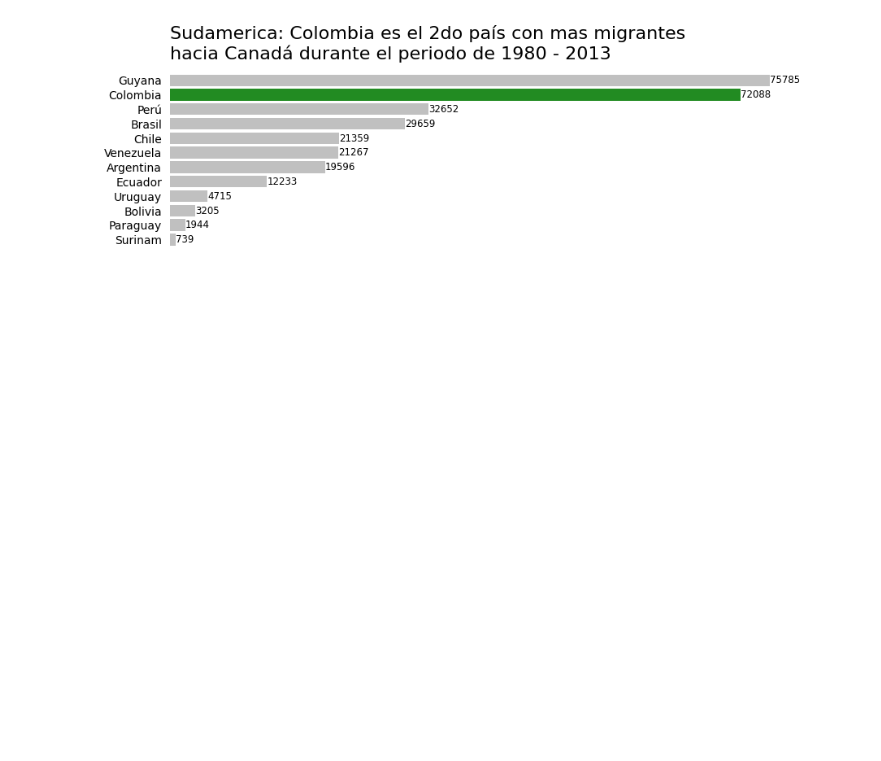
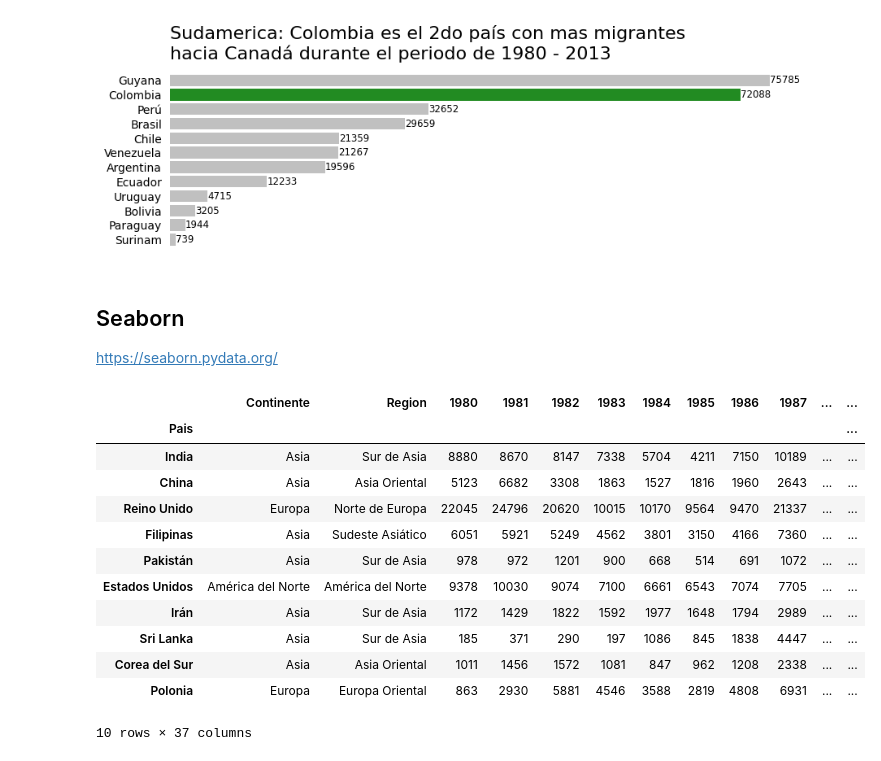
Before and after one commit to NatSama2/Curso-Alura-Latam, a Jupyter notebook: visualizacion_de_datos_con_python.ipynb, the cells around one changed output. Drawn from its saved outputs; the diff is of its cells as text; code cells hidden in the pictures; blank space fills up the shorter version.

```diff
--- a/visualizacion_de_datos_con_python.ipynb
+++ b/visualizacion_de_datos_con_python.ipynb
@@ -435,3 +435,6 @@ fig.savefig('/content/grafico_sudamerica.png',transparent=False, dpi=300, bbox_i
 plt.show()
 # %% [output]
 [figure]
+# %% [markdown]
+## Seaborn
+https://seaborn.pydata.org/
@@ -437,0 +445,19 @@ plt.show()
+# %%
+## Ver datos globales de inmigración a Canadá
+
+top_10 = df.sort_values('Total', ascending=False).head(10)
+top_10
+# %% [output]
+|  | Continente | Region | 1980 | 1981 | 1982 | 1983 | 1984 | 1985 | 1986 | 1987 | ... | ... |
+| Pais |  |  |  |  |  |  |  |  |  |  |  | ... |
+| India | Asia | Sur de Asia | 8880 | 8670 | 8147 | 7338 | 5704 | 4211 | 7150 | 10189 | ... | ... |
+| China | Asia | Asia Oriental | 5123 | 6682 | 3308 | 1863 | 1527 | 1816 | 1960 | 2643 | ... | ... |
+| Reino Unido | Europa | Norte de Europa | 22045 | 24796 | 20620 | 10015 | 10170 | 9564 | 9470 | 21337 | ... | ... |
+| Filipinas | Asia | Sudeste Asiático | 6051 | 5921 | 5249 | 4562 | 3801 | 3150 | 4166 | 7360 | ... | ... |
+| Pakistán | Asia | Sur de Asia | 978 | 972 | 1201 | 900 | 668 | 514 | 691 | 1072 | ... | ... |
+| Estados Unidos | América del Norte | América del Norte | 9378 | 10030 | 9074 | 7100 | 6661 | 6543 | 7074 | 7705 | ... | ... |
+| Irán | Asia | Sur de Asia | 1172 | 1429 | 1822 | 1592 | 1977 | 1648 | 1794 | 2989 | ... | ... |
+| Sri Lanka | Asia | Sur de Asia | 185 | 371 | 290 | 197 | 1086 | 845 | 1838 | 4447 | ... | ... |
+| Corea del Sur | Asia | Asia Oriental | 1011 | 1456 | 1572 | 1081 | 847 | 962 | 1208 | 2338 | ... | ... |
+| Polonia | Europa | Europa Oriental | 863 | 2930 | 5881 | 4546 | 3588 | 2819 | 4808 | 6931 | ... | ... |
+10 rows × 37 columns
```
Also changed, not shown: parts of 4 cells of this notebook.
